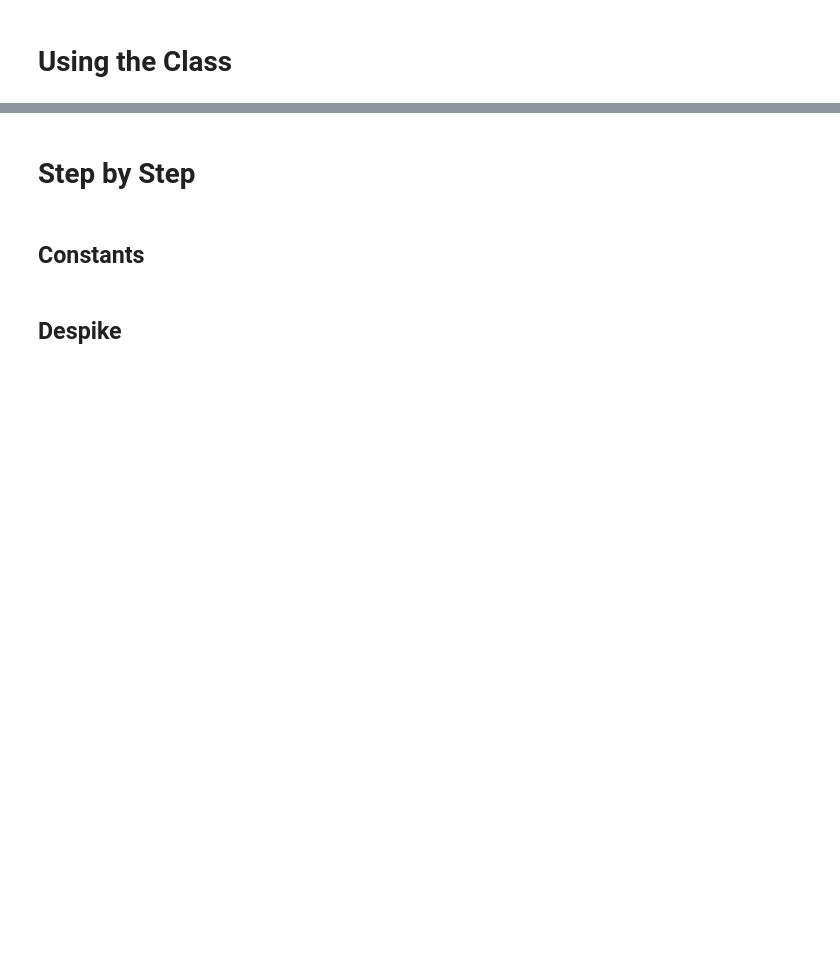
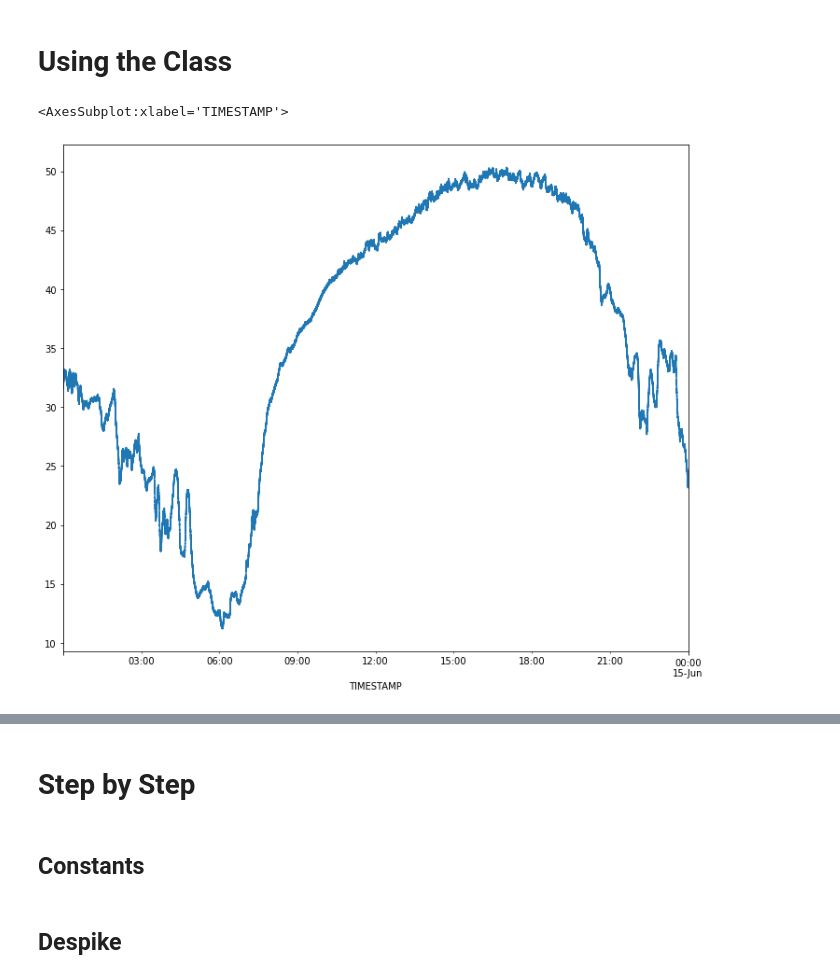
Before and after one commit to utah-geological-survey/MicroMet, a Jupyter notebook: Eddy Lite Example.ipynb, the cells around one changed output, grey strips where cells are left out. Drawn from its saved outputs; the diff is of its cells as text; code cells hidden in the pictures; blank space fills up the shorter version.

```diff
--- a/Eddy Lite Example.ipynb
+++ b/Eddy Lite Example.ipynb
@@ -63,11 +77,13 @@ G:/Shared drives/UGS_Groundwater/Projects/Eddy_Covariance/Data_Downloads/Snowvil
 # %%
 import dask.dataframe as dd
-file= fileplace + "TOA5_9193_(2009-05-27 03-04-00)(2009-06-02 10-55-09)c.dat"
+fileplace = "C:/Users/paulinkenbrandt/Documents/Projects/Juab/20210622_farm_processed/"
+file= fileplace + "*Time_Series_290.dat"
 df = dd.read_csv(file,skiprows=[0,2,3],na_values=['NAN'],dtype={'diag_csat': 'float64'},
                  parse_dates=True).set_index('TIMESTAMP')
-df['Pr'] = 86000
+#df['Pr'] = 86000
 
 df.index = df.index.astype('M8[ns]')
 df = df.compute()
-
-df = df.loc[pd.to_datetime("2009-05-27 16:00:00.000"):]
+df['TA_1_1_1'] = df['TA_1_1_1'] + 23
+df['T_SONIC'] = df['TA_1_1_1']
+#df = df.loc[pd.to_datetime("2009-05-27 16:00:00.000"):]
@@ -80,3 +109,11 @@ dfsm = df.loc[pd.to_datetime("2009-05-27 16:00:00.000"):pd.to_datetime("2009-05-
+# %%
+df['Ta_K'] = fluxcalc.convert_CtoK(df['TA_1_1_1'])
+# %%
+df['Ta_C'] = fluxcalc.convert_KtoC(df['Ta_K'])
+df['Ta_C'].plot()
+# %% [output]
+<AxesSubplot:xlabel='TIMESTAMP'>
+[figure, added]
 # %%
 outdf = {}
 for i, g in df.groupby(pd.Grouper(freq='1H')):
```
Also changed, not shown: parts of 12 cells of this notebook.
